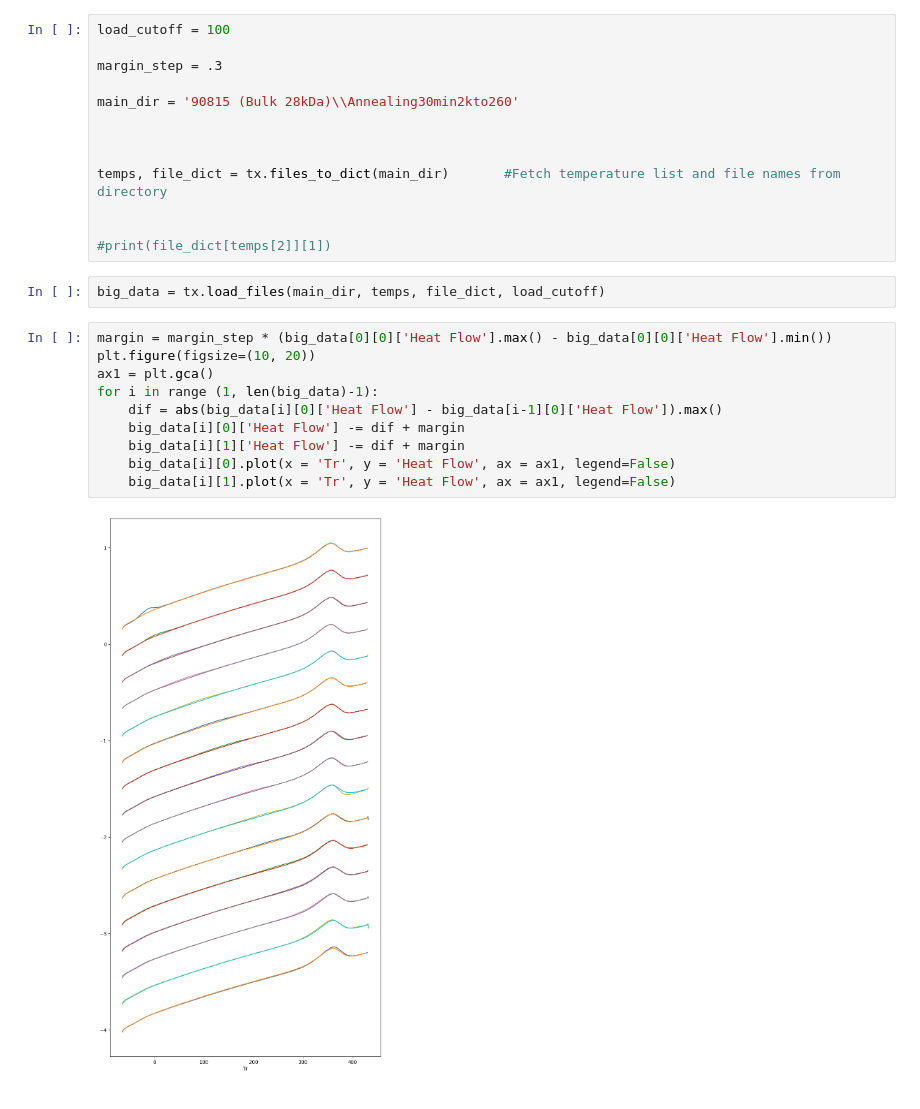
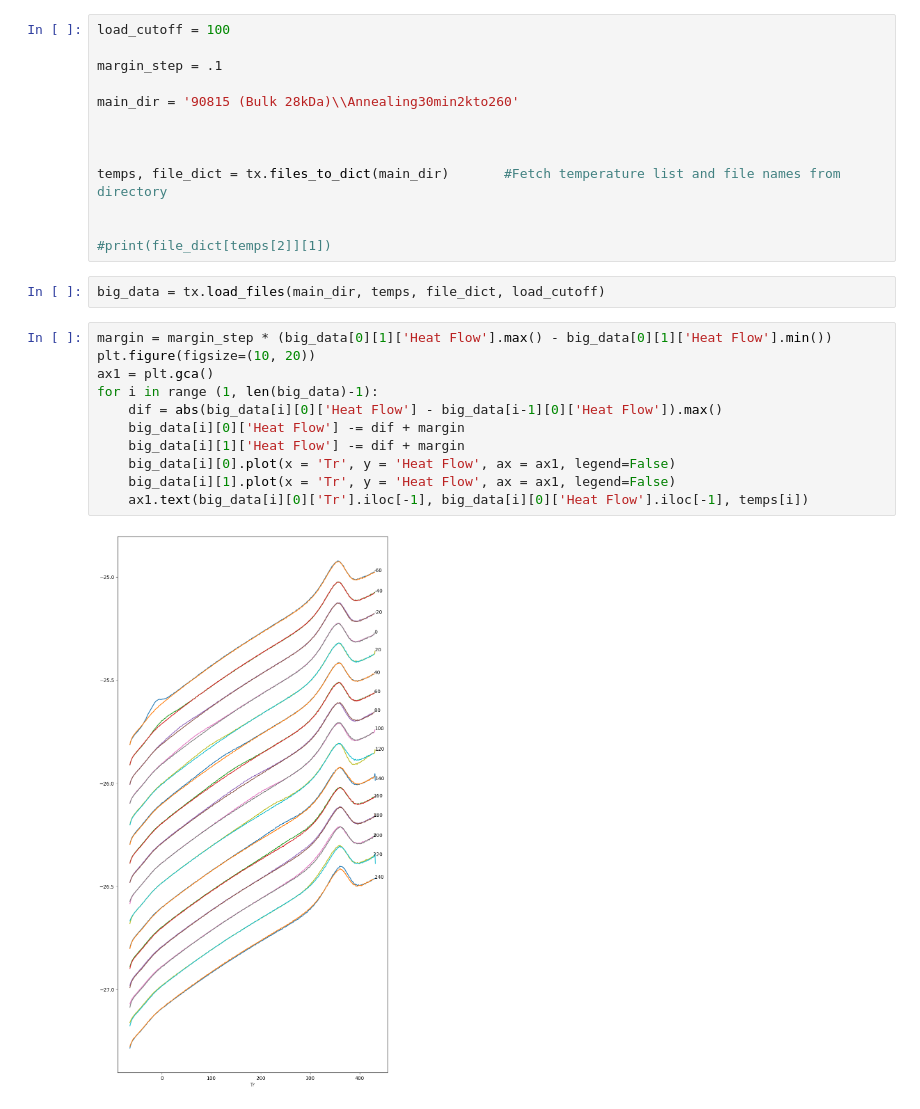
Before and after one commit to albertopeinador/fDSC, a Jupyter notebook: main.ipynb, the cells around one changed output. Saved outputs shown, nothing was run; the diff lists cells and outputs as text.

Commit message:
Added temperature text to plot

```diff
--- a/main.ipynb
+++ b/main.ipynb
@@ -9,7 +9,7 @@ Global variables
 # %%
 load_cutoff = 100
 
-margin_step = .3
+margin_step = .1
 
 main_dir = '90815 (Bulk 28kDa)\\Annealing30min2kto260'
 
@@ -22,14 +22,15 @@ temps, file_dict = tx.files_to_dict(main_dir)       #Fetch temperature list and
 # %%
 big_data = tx.load_files(main_dir, temps, file_dict, load_cutoff)
 # %%
-margin = margin_step * (big_data[0][0]['Heat Flow'].max() - big_data[0][0]['Heat Flow'].min())
+margin = margin_step * (big_data[0][1]['Heat Flow'].max() - big_data[0][1]['Heat Flow'].min())
 plt.figure(figsize=(10, 20))
 ax1 = plt.gca()
 for i in range (1, len(big_data)-1):
     dif = abs(big_data[i][0]['Heat Flow'] - big_data[i-1][0]['Heat Flow']).max()
     big_data[i][0]['Heat Flow'] -= dif + margin
     big_data[i][1]['Heat Flow'] -= dif + margin
     big_data[i][0].plot(x = 'Tr', y = 'Heat Flow', ax = ax1, legend=False)
     big_data[i][1].plot(x = 'Tr', y = 'Heat Flow', ax = ax1, legend=False)
+    ax1.text(big_data[i][0]['Tr'].iloc[-1], big_data[i][0]['Heat Flow'].iloc[-1], temps[i])
 # %% [output]
-[figure, old version]
+[figure, new version]
```
Also changed, not shown: parts of 1 cell of this notebook.
